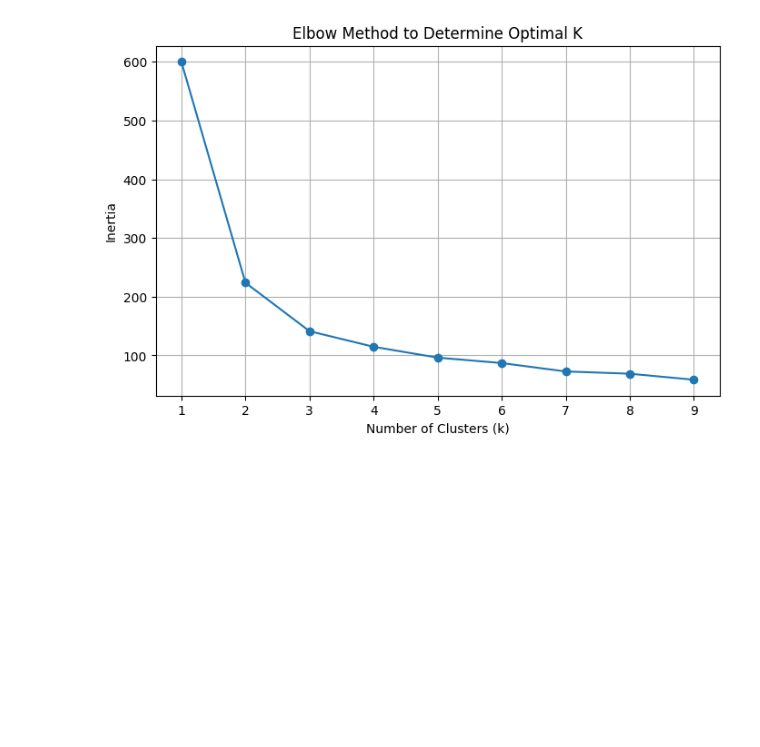
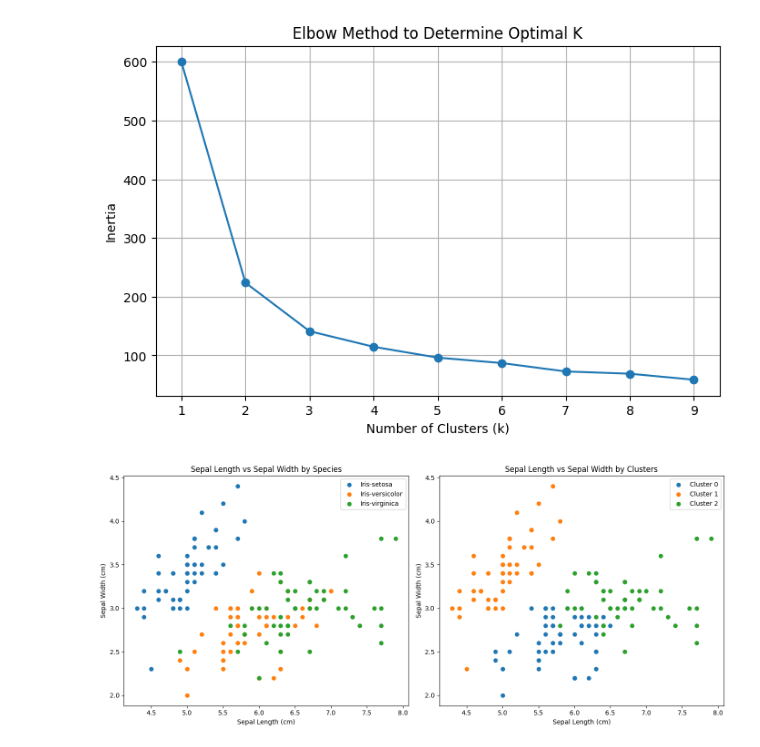
Before and after one commit to StepanKO12/Stepan-Voronyi-Camp-2025, a Jupyter notebook: Lesson 12/Lesson12_hometask.ipynb, the cells around one changed output. Cells and saved outputs as stored; diff of their text form; code cells hidden in the pictures; blank space fills up the shorter version.

```diff
--- a/Lesson 12/Lesson12_hometask.ipynb
+++ b/Lesson 12/Lesson12_hometask.ipynb
@@ -34,11 +33,25 @@ plt.show()
 kmeans = KMeans(n_clusters=3, random_state=0)
 data['cluster'] = kmeans.fit_predict(scaled_features)
 # %%
-fig1 = px.scatter(data,x='SepalLengthCm',y='SepalWidthCm',
-color='Species',title='Sepal Length vs Sepal Width by Species',labels={'SepalLengthCm': 'Sepal Length (cm)', 'SepalWidthCm': 'Sepal Width (cm)'}
-)
-fig1.show()
-fig2 = px.scatter(data,x='SepalLengthCm',y='SepalWidthCm',
-color=data['cluster'].astype(str),  title='Sepal Length vs Sepal Width by Cluster',labels={'SepalLengthCm': 'Sepal Length (cm)', 'SepalWidthCm': 'Sepal Width (cm)', 'color': 'Cluster'}
-)
-fig2.show()
+fig, axes = plt.subplots(1, 2, figsize=(14, 6))
+
+for species in data['Species'].unique():
+    subset = data[data['Species'] == species]
+    axes[0].scatter(subset['SepalLengthCm'], subset['SepalWidthCm'], label=species)
+axes[0].set_title('Sepal Length vs Sepal Width by Species')
+axes[0].set_xlabel('Sepal Length (cm)')
+axes[0].set_ylabel('Sepal Width (cm)')
+axes[0].legend()
+
+for cluster in sorted(data['cluster'].unique()):
+    subset = data[data['cluster'] == cluster]
+    axes[1].scatter(subset['SepalLengthCm'], subset['SepalWidthCm'], label=f'Cluster {cluster}')
+axes[1].set_title('Sepal Length vs Sepal Width by Clusters')
+axes[1].set_xlabel('Sepal Length (cm)')
+axes[1].set_ylabel('Sepal Width (cm)')
+axes[1].legend()
+
+plt.tight_layout()
+plt.show()
+# %% [output]
+[figure, added]
```
Also changed, not shown: parts of 1 cell of this notebook.
